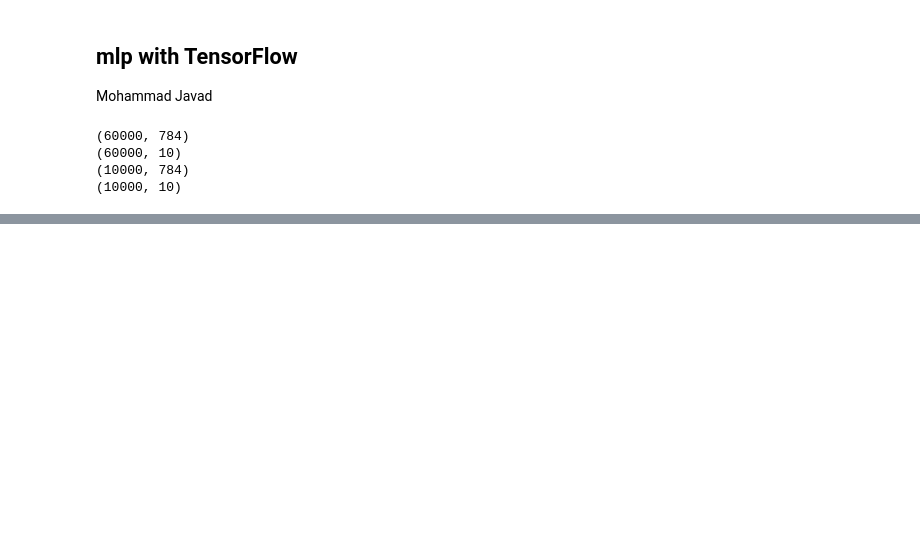
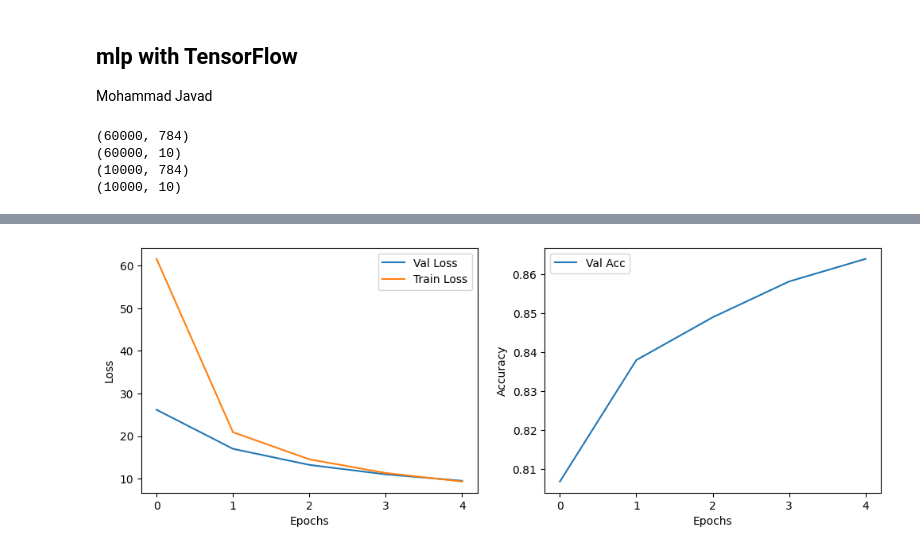
Before and after one commit to mjmousavi97/Deep-Learning-Tehran-uni, a Jupyter notebook: HomeWorks/01 HW/tensorflow_intro.ipynb, the cells around one changed output, grey strips where cells are left out. Saved outputs shown, nothing was run; the diff lists cells and outputs as text; code cells hidden in the pictures; blank space fills up the shorter version.

```diff
--- a/HomeWorks/01 HW/tensorflow_intro.ipynb
+++ b/HomeWorks/01 HW/tensorflow_intro.ipynb
@@ -238,0 +301,4 @@ class MLP:
+# %%
+net = MLP([784, 128, 128, 10])
+net.initialize()
+net.info()
@@ -238,0 +314,6 @@ class MLP:
+# %%
+batch_size = 120
+epochs = 5
+steps_per_epoch = int(X_train.shape[0]/batch_size)
+lr = 3e-3
+print('Steps per epoch', steps_per_epoch)
@@ -238,0 +322,6 @@ class MLP:
+# %%
+history = net.train(
+    X_train,y_train,
+    X_test, y_test,
+    epochs, steps_per_epoch,
+    batch_size, lr)
@@ -238,0 +334,22 @@ class MLP:
+# %%
+def plot_results(history):
+    plt.figure(figsize=(12, 4))
+    epochs = len(history['val_loss'])
+    plt.subplot(1, 2, 1)
+    plt.plot(range(epochs), history['val_loss'], label='Val Loss')
+    plt.plot(range(epochs), history['train_loss'], label='Train Loss')
+    plt.xticks(list(range(epochs)))
+    plt.xlabel('Epochs')
+    plt.ylabel('Loss')
+    plt.legend()
+    plt.subplot(1, 2, 2)
+    plt.plot(range(epochs), history['val_acc'], label='Val Acc')
+    plt.xticks(list(range(epochs)))
+    plt.xlabel('Epochs')
+    plt.ylabel('Accuracy')
+    plt.legend()
+    return plt
+# %%
+plot_results(history).show()
+# %% [output]
+[figure, added]
```
Also changed, not shown: parts of 6 cells of this notebook.
